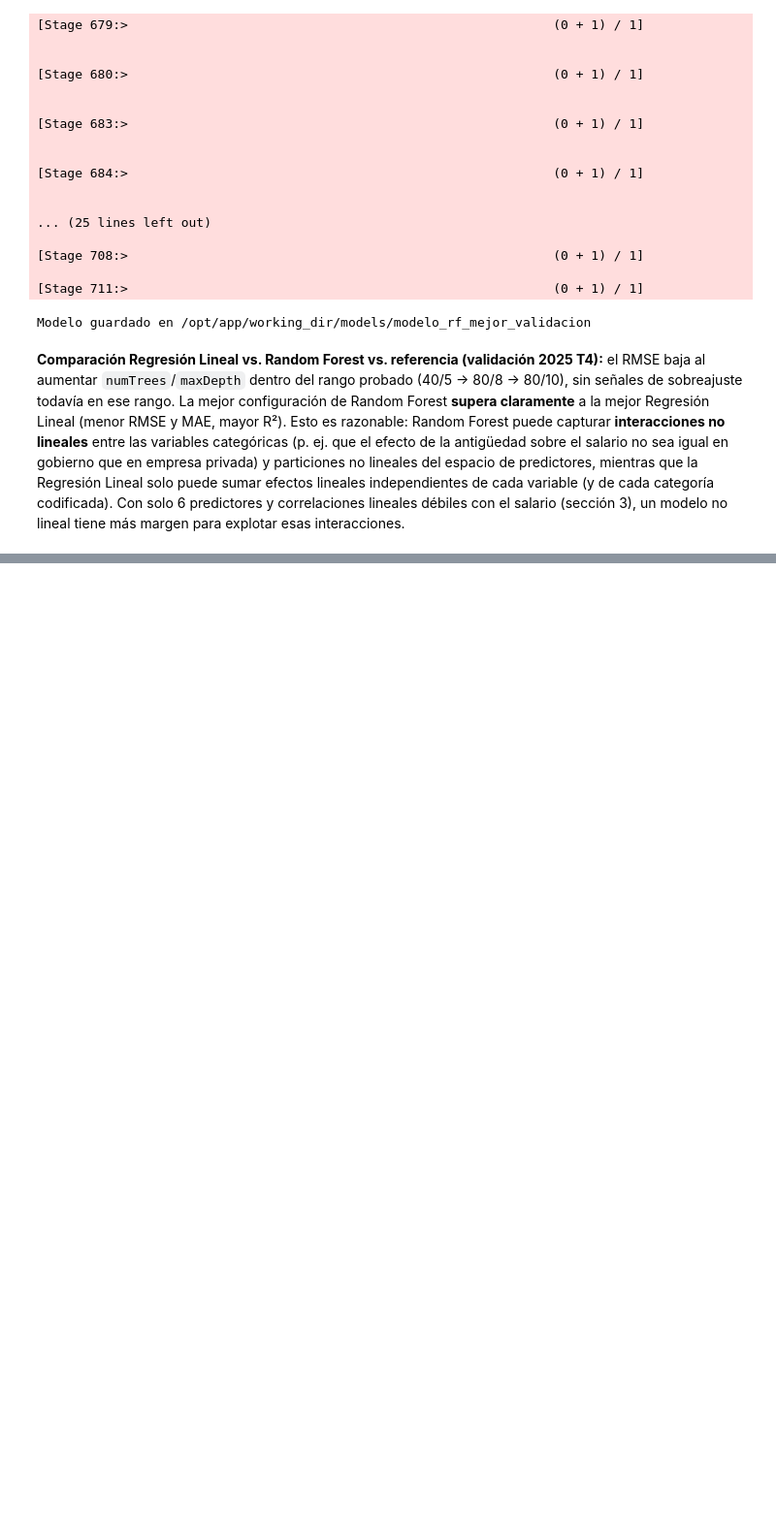
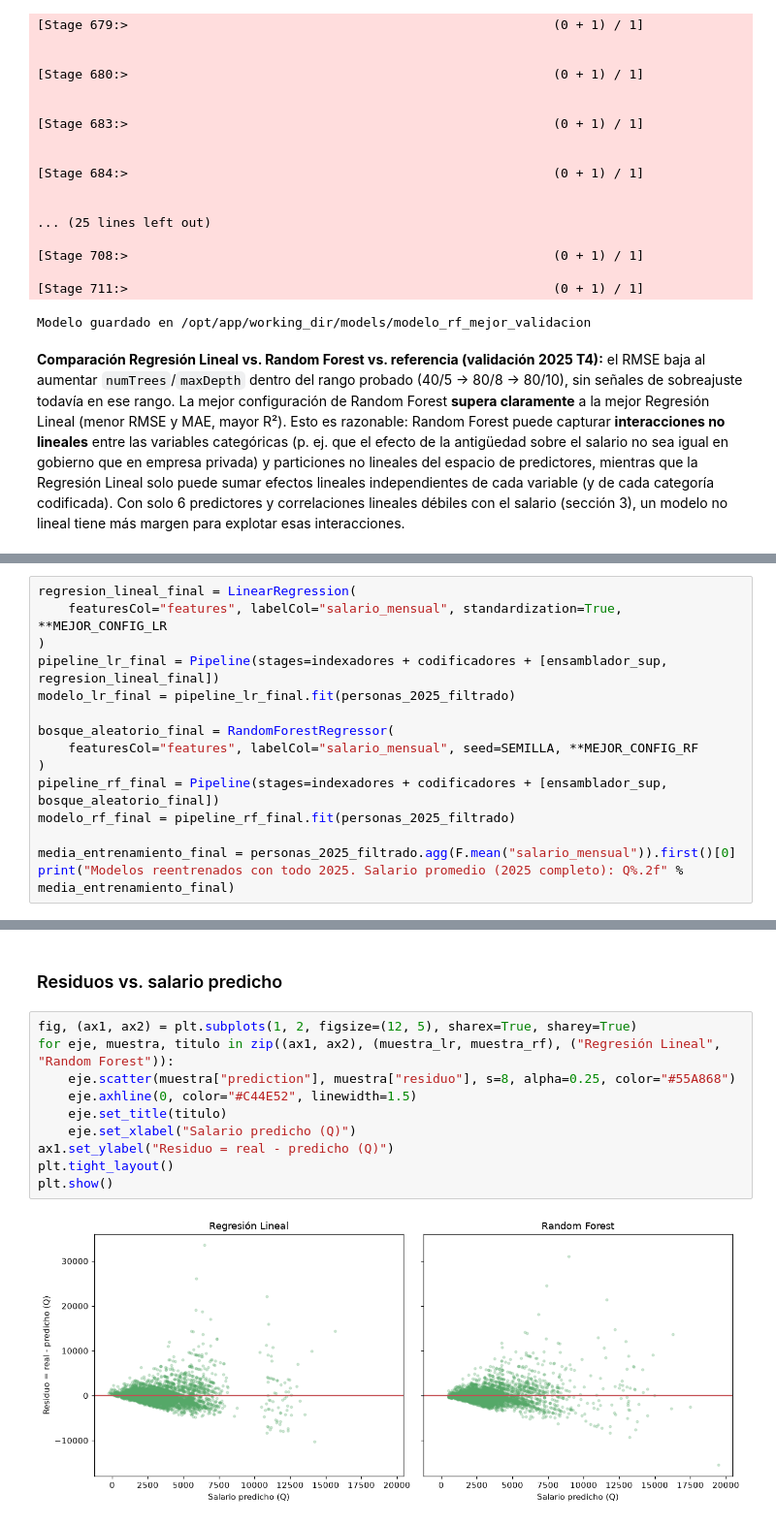
Before and after one commit to Dcextrim/CC3084-Data-Science, a Jupyter notebook: 07_spark_mllib/notebooks/laboratorio7-spark-mllib.ipynb, the cells around one changed output, grey strips where cells are left out. Shown at 97% size. Drawn from its saved outputs; the diff is of its cells as text; blank space fills up the shorter version.

```diff
--- a/07_spark_mllib/notebooks/laboratorio7-spark-mllib.ipynb
+++ b/07_spark_mllib/notebooks/laboratorio7-spark-mllib.ipynb
@@ -1092,0 +1114,15 @@ para explotar esas interacciones.
+# %%
+regresion_lineal_final = LinearRegression(
+    featuresCol="features", labelCol="salario_mensual", standardization=True, **MEJOR_CONFIG_LR
+)
+pipeline_lr_final = Pipeline(stages=indexadores + codificadores + [ensamblador_sup, regresion_lineal_final])
+modelo_lr_final = pipeline_lr_final.fit(personas_2025_filtrado)
+
+bosque_aleatorio_final = RandomForestRegressor(
+    featuresCol="features", labelCol="salario_mensual", seed=SEMILLA, **MEJOR_CONFIG_RF
+)
+pipeline_rf_final = Pipeline(stages=indexadores + codificadores + [ensamblador_sup, bosque_aleatorio_final])
+modelo_rf_final = pipeline_rf_final.fit(personas_2025_filtrado)
+
+media_entrenamiento_final = personas_2025_filtrado.agg(F.mean("salario_mensual")).first()[0]
+print("Modelos reentrenados con todo 2025. Salario promedio (2025 completo): Q%.2f" % media_entrenamiento_final)
@@ -1092,0 +1250,14 @@ para explotar esas interacciones.
+# %% [markdown]
+### Residuos vs. salario predicho
+# %%
+fig, (ax1, ax2) = plt.subplots(1, 2, figsize=(12, 5), sharex=True, sharey=True)
+for eje, muestra, titulo in zip((ax1, ax2), (muestra_lr, muestra_rf), ("Regresión Lineal", "Random Forest")):
+    eje.scatter(muestra["prediction"], muestra["residuo"], s=8, alpha=0.25, color="#55A868")
+    eje.axhline(0, color="#C44E52", linewidth=1.5)
+    eje.set_title(titulo)
+    eje.set_xlabel("Salario predicho (Q)")
+ax1.set_ylabel("Residuo = real - predicho (Q)")
+plt.tight_layout()
+plt.show()
+# %% [output]
+[figure, added]
```
Also changed, not shown: parts of 17 cells of this notebook, 1 other file.
